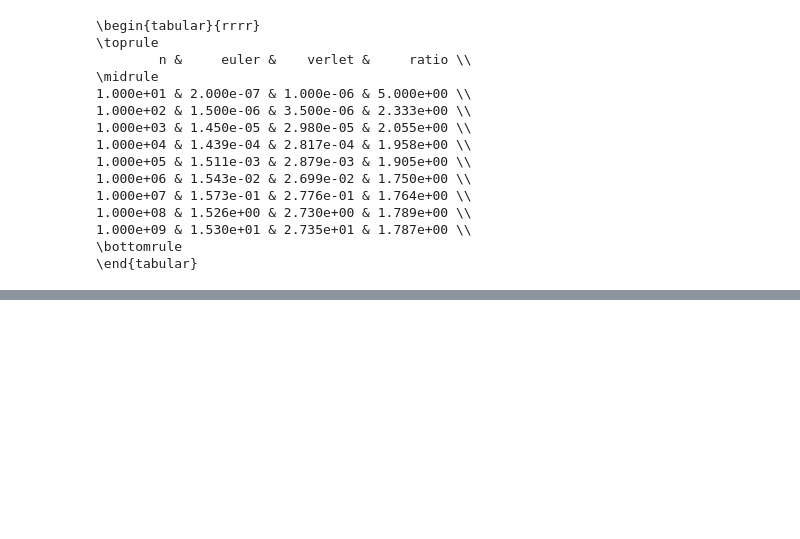
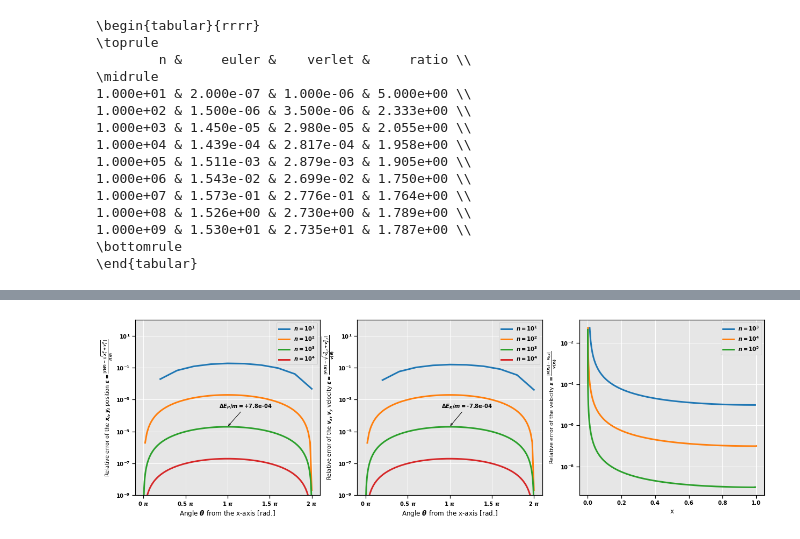
Before and after one commit to fonstelien/FYS4150, a Jupyter notebook: project3/results/project3.ipynb, the cells around one changed output, grey strips where cells are left out. Saved outputs shown, nothing was run; the diff lists cells and outputs as text; code cells hidden in the pictures; blank space fills up the shorter version.

```diff
--- a/project3/results/project3.ipynb
+++ b/project3/results/project3.ipynb
@@ -293,0 +348,73 @@ et,ep,ek
+# %%
+usecols = ['1x','1vx']
+dfd3 = pd.read_csv('drop-n1000.csv', usecols=usecols).dropna()
+dfd4 = pd.read_csv('drop-n10000.csv', usecols=usecols).dropna()
+dfd5 = pd.read_csv('drop-n100000.csv', usecols=usecols).dropna()
+
+def v(r):
+    return -2*np.pi*(2*(1/r-1))**.5
+vr = v(dfd3['1x'][1:-1])
+dfd3['eps'] = np.abs((vr-dfd3['1vx'][1:-1])/vr)
+vr = v(dfd4['1x'][1:-1])
+dfd4['eps'] = np.abs((vr-dfd4['1vx'][1:-1])/vr)
+vr = v(dfd5['1x'][100:-1])
+dfd5['eps'] = np.abs((vr-dfd5['1vx'][100:-1])/vr)
+# %%
+fix, axes = plt.subplots(nrows=1, ncols=3, figsize=(21,6))
+
+ax = axes[0]
+ax.plot(dfc1.index[1:]/10*2, dfc1['reps'][1:], linewidth=THICK, label='$n=10^1$')
+ax.plot(dfc2.index[1:]/100*2, dfc2['reps'][1:], linewidth=THICK, label='$n=10^2$')
+ax.plot(dfc3.index[1:]/1000*2, dfc3['reps'][1:], linewidth=THICK, label='$n=10^3$')
+ax.plot(dfc4.index[1:]/10000*2, dfc4['reps'][1:], linewidth=THICK, label='$n=10^4$')
+ax.legend(loc='upper right')
+ax.set_yscale('log')
+ax.set_ylim(1E-9, 1E2)
+ax.xaxis.set_major_formatter(tck.FormatStrFormatter('%g $\pi$'))
+ax.xaxis.set_major_locator(tck.MultipleLocator(base=.5))
+ax.set_xlabel(r'Angle $\theta$ from the x-axis [rad.]', fontsize=MEDIUM)
+ax.set_ylabel(r'Relative error of the $x_i,y_i$ position $\varepsilon = \frac{|r(\theta) - \sqrt{x_i^2 + y_i^2}|}{r(\theta)}$', fontsize=SMALL)
+
+idx = dfc3['reps'][1:].argmax()
+rmax = (dfc3['1x'].iloc[idx]**2 + dfc3['1y'].iloc[idx]**2)**.5
+emax = -4*np.pi**2*(1/rmax-1)
+xytext = (idx/500-.1,3E-4)
+xy = (idx/500, dfc3['reps'].iloc[idx])
+ax.annotate(f'$\Delta E_P/m  = $+{emax:.1e}', xytext=xytext, xy=xy, arrowprops={'arrowstyle':'->'})
+
+
+
+ax = axes[1]
+ax.plot(dfc1.index[1:]/10*2, dfc1['veps'][1:], linewidth=THICK, label='$n=10^1$')
+ax.plot(dfc2.index[1:]/100*2, dfc2['veps'][1:], linewidth=THICK, label='$n=10^2$')
+ax.plot(dfc3.index[1:]/1000*2, dfc3['veps'][1:], linewidth=THICK, label='$n=10^3$')
+ax.plot(dfc4.index[1:]/10000*2, dfc4['veps'][1:], linewidth=THICK, label='$n=10^4$')
+ax.legend(loc='upper right')
+ax.set_yscale('log')
+ax.set_ylim(1E-9, 1E2)
+ax.xaxis.set_major_formatter(tck.FormatStrFormatter('%g $\pi$'))
+ax.xaxis.set_major_locator(tck.MultipleLocator(base=.5))
+ax.set_xlabel(r'Angle $\theta$ from the x-axis [rad.]', fontsize=MEDIUM)
+ax.set_ylabel(r'Relative error of the $v_x,v_y$ velocity $\varepsilon = \frac{|v(\theta) - \sqrt{v_{x,i}^2 + v_{y,i}^2}|}{v(\theta)}$', fontsize=SMALL)
+
+idx = dfc3['veps'][1:].argmax()
+vmax = (dfc3['1vx'].iloc[idx]**2 + dfc3['1vy'].iloc[idx]**2)**.5
+emax = .5*vmax**2 - .5*4*np.pi**2
+xytext = (idx/500-.1,3E-4)
+xy = (idx/500, dfc3['veps'].iloc[idx])
+ax.annotate(f'$\Delta E_K/m  = ${emax:.1e}', xytext=xytext, xy=xy, arrowprops={'arrowstyle':'->'})
+
+
+ax = axes[2]
+ax.plot(1-dfd3.index/1000/.178, dfd3['eps'], linewidth=THICK, label='$n=10^3$')
+ax.plot(1-dfd4.index/10000/.1769, dfd4['eps'], linewidth=THICK, label='$n=10^4$')
+ax.plot(1-dfd5.index/100000/.17672, dfd5['eps'], linewidth=THICK, label='$n=10^5$')
+ax.legend(loc='upper right')
+ax.set_yscale('log')
+ax.set_xlabel('x', fontsize=MEDIUM)
+ax.set_ylabel(r'Relative error of the velocity $\varepsilon = \frac{|v(x_i)-v_{x,i}|}{v(x_i)}$', fontsize=SMALL)
+
+
+plt.show()
+# %% [output]
+[figure, added]
```
Also changed, not shown: parts of 26 cells of this notebook, 8 other files.
